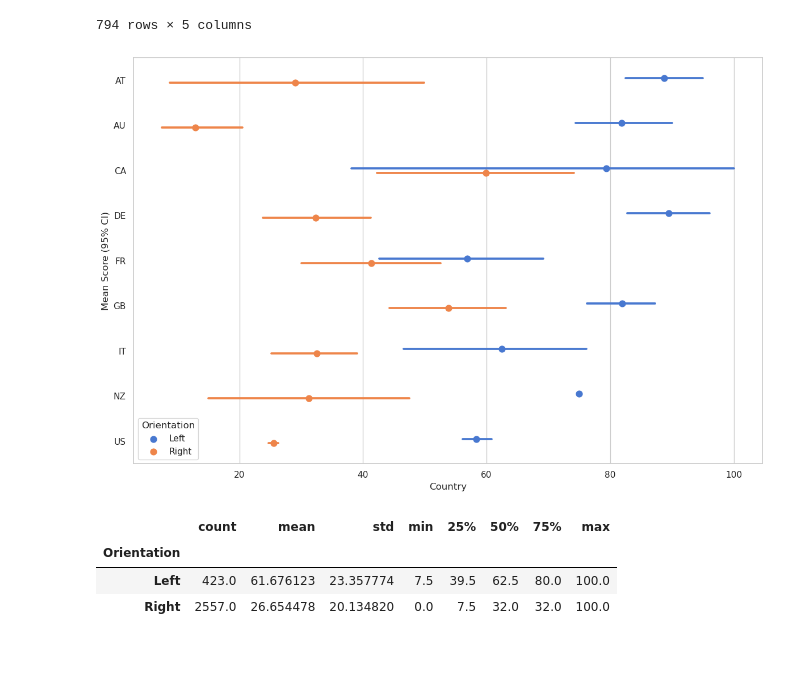
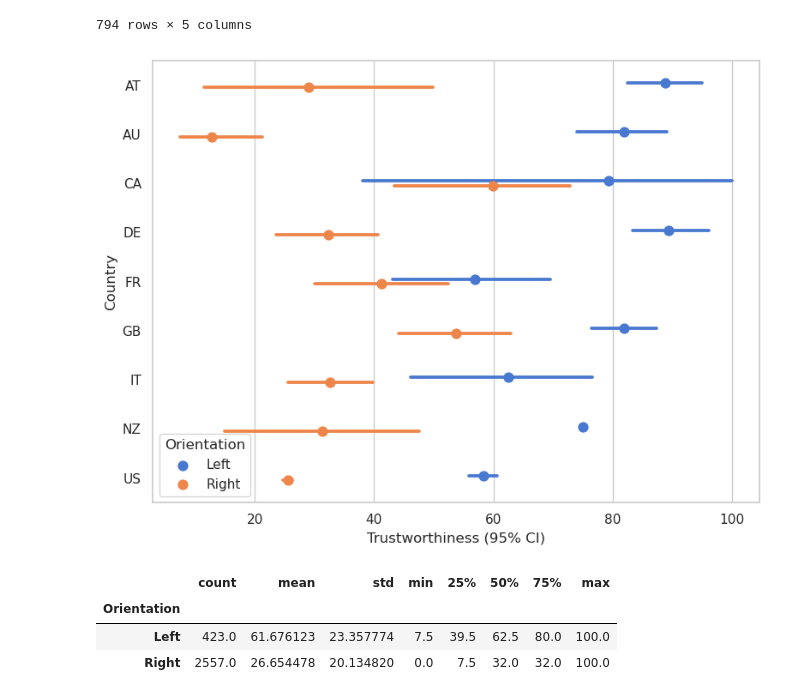
Before and after one commit to julaluehring/newsguard-review-analysis, a Jupyter notebook: 02-describe_newsguard.ipynb, the cells around one changed output. Saved outputs shown, nothing was run; the diff lists cells and outputs as text; code cells hidden in the pictures; blank space fills up the shorter version.

```diff
--- a/02-describe_newsguard.ipynb
+++ b/02-describe_newsguard.ipynb
@@ -2331,30 +2586,30 @@ score_x_orientation_time_country
 | 793 | US | 2023-12-15 01:00:00 | Right | 26.556389 | 19.197164 |
 794 rows × 5 columns
 # %%
-plt.figure(figsize=(12, 8))
+plt.figure(figsize=(8, 6))
 country_diff = df_recent[df_recent["Country"] != "ALL"]
 
 sns.pointplot(
     data=country_diff,
     y="Country",
     x="Score",
     hue="Orientation",
     hue_order=["Left", "Right"],
     order=sorted(country_diff["Country"].unique()),
     errorbar="ci",
     palette="muted",
     join=False,
     dodge=0.1)
 
 plt.xlabel("Trustworthiness (95% CI)")
 plt.ylabel("Country")
 plt.tight_layout()
 plt.savefig(join(figures_path,
                     "fa4-scores_orientation_per_country_95.png"),
                     dpi=300)
 plt.show()
 # %% [output]
-[figure, old version]
+[figure, new version]
 # %%
 df_recent\
     .groupby("Orientation")["Score"]\
```
Also changed, not shown: parts of 46 cells of this notebook.
